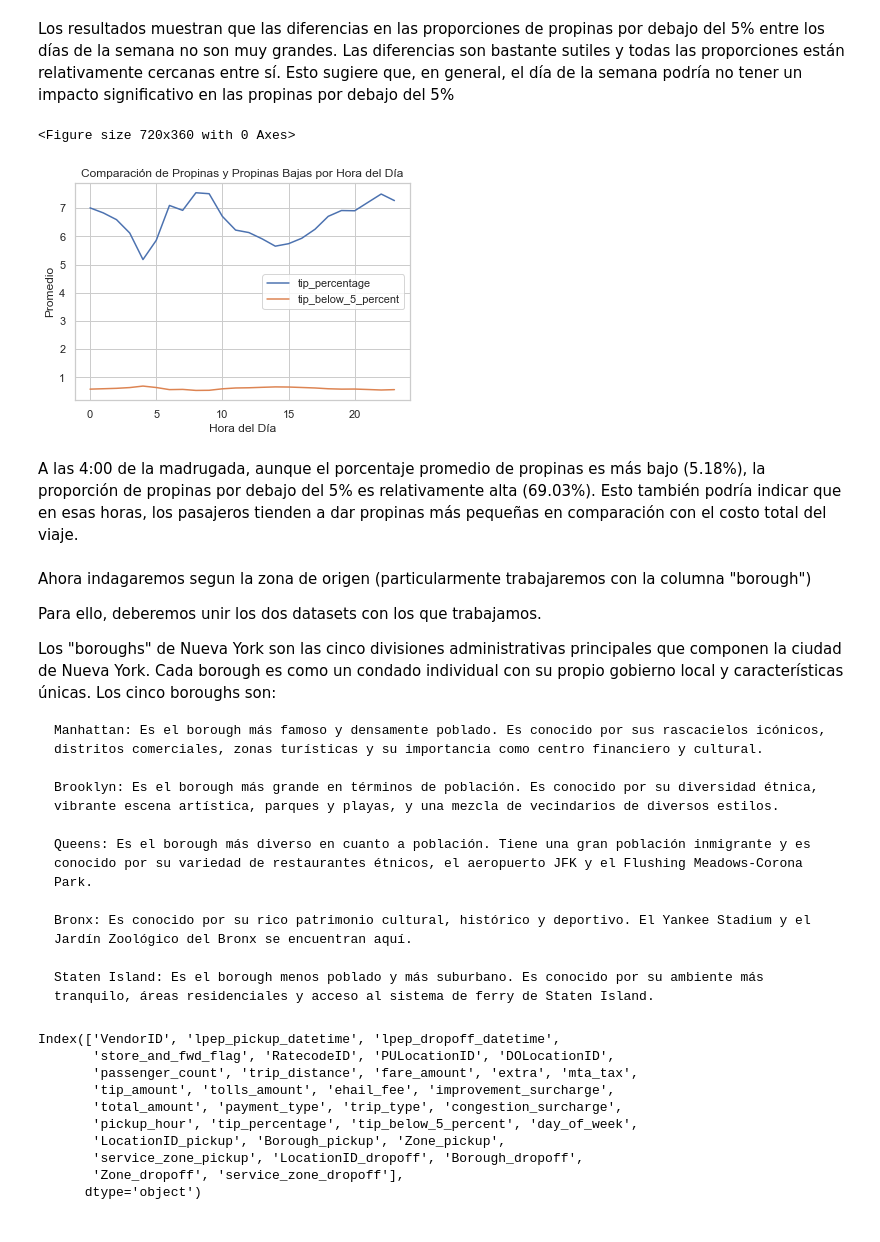
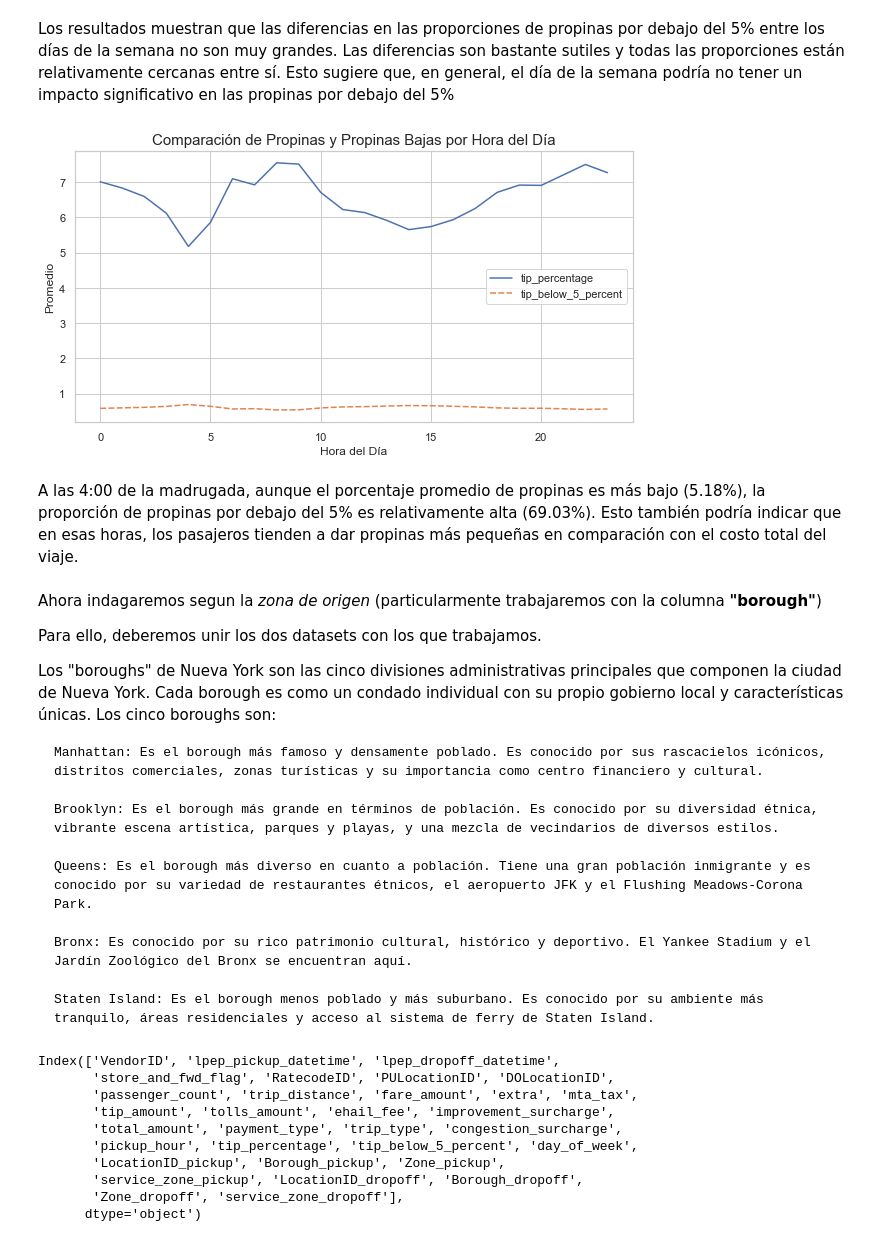
Before and after one commit to agusdiazb/TaxisVerdes_EDA, a Jupyter notebook: script_challenge.ipynb, the cells around one changed output. Cells and saved outputs as stored; diff of their text form; code cells hidden in the pictures.

```diff
--- a/script_challenge.ipynb
+++ b/script_challenge.ipynb
@@ -596,21 +507,25 @@ plt.show()
 # %% [markdown]
 Los resultados muestran que las diferencias en las proporciones de propinas por debajo del 5% entre los días de la semana no son muy grandes. Las diferencias son bastante sutiles y todas las proporciones están relativamente cercanas entre sí. Esto sugiere que, en general, el día de la semana podría no tener un impacto significativo en las propinas por debajo del 5%
 # %%
-# Análisis Comparativo
+# Agrupar y calcular los promedios por hora del día
 hourly_comparison = data_filtered.groupby('pickup_hour')[['tip_percentage', 'tip_below_5_percent']].mean()
+
+# Configurar el estilo de seaborn
+sns.set(style="whitegrid")
+
+# Crear el gráfico utilizando seaborn
 plt.figure(figsize=(10, 5))
-hourly_comparison[['tip_percentage', 'tip_below_5_percent']].plot()
-plt.title('Comparación de Propinas y Propinas Bajas por Hora del Día')
+sns.lineplot(data=hourly_comparison)
+plt.title('Comparación de Propinas y Propinas Bajas por Hora del Día', size = 15)
 plt.xlabel('Hora del Día')
 plt.ylabel('Promedio')
 plt.show()
 # %% [output]
-<Figure size 720x360 with 0 Axes>
-[figure, old version]
+[figure, new version]
 # %% [markdown]
 A las 4:00 de la madrugada, aunque el porcentaje promedio de propinas es más bajo (5.18%), la proporción de propinas por debajo del 5% es relativamente alta (69.03%). Esto también podría indicar que en esas horas, los pasajeros tienden a dar propinas más pequeñas en comparación con el costo total del viaje.
 # %% [markdown]
-Ahora indagaremos segun la zona de origen (particularmente trabajaremos con la columna "borough")
+Ahora indagaremos segun la *zona de origen* (particularmente trabajaremos con la columna **"borough"**)
 
 Para ello, deberemos unir los dos datasets con los que trabajamos.
 
```
Also changed, not shown: parts of 8 cells of this notebook.
